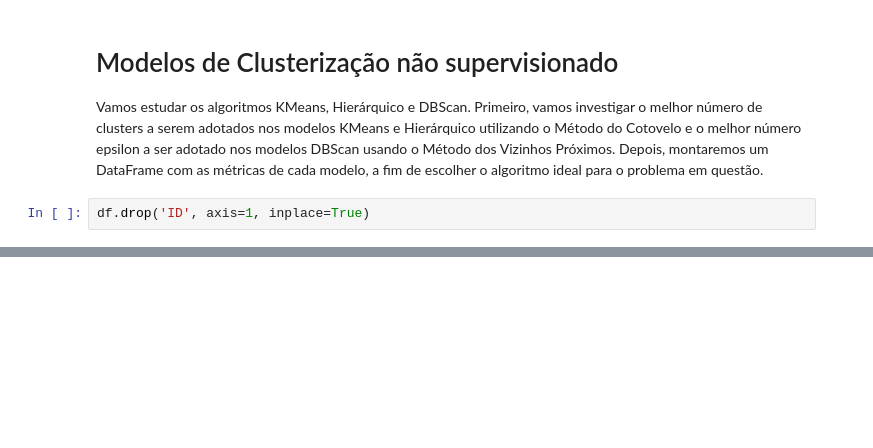
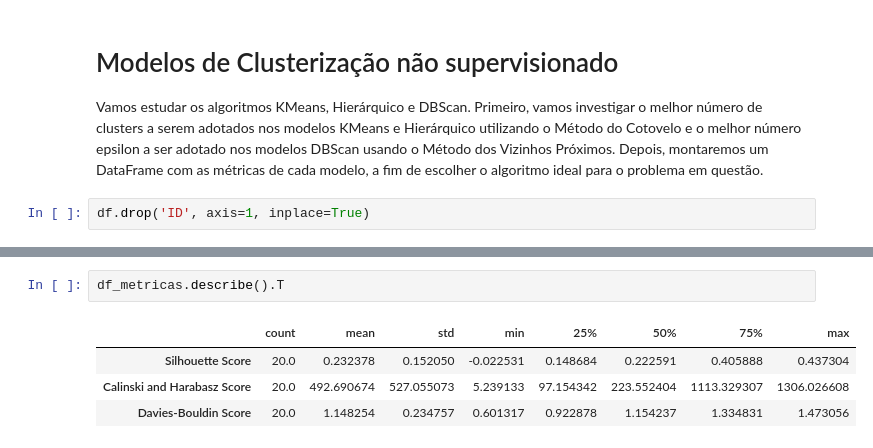
Before and after one commit to manusaleal/customer_clustering, a Jupyter notebook: notebook.ipynb, the cells around one changed output, grey strips where cells are left out. Cells and saved outputs as stored; diff of their text form; blank space fills up the shorter version.

```diff
--- a/notebook.ipynb
+++ b/notebook.ipynb
@@ -393,0 +361,7 @@ df_metricas
+# %%
+df_metricas.describe().T
+# %% [output]
+|  | count | mean | std | min | 25% | 50% | 75% | max |
+| Silhouette Score | 20.0 | 0.232378 | 0.152050 | -0.022531 | 0.148684 | 0.222591 | 0.405888 | 0.437304 |
+| Calinski and Harabasz Score | 20.0 | 492.690674 | 527.055073 | 5.239133 | 97.154342 | 223.552404 | 1113.329307 | 1306.026608 |
+| Davies-Bouldin Score | 20.0 | 1.148254 | 0.234757 | 0.601317 | 0.922878 | 1.154237 | 1.334831 | 1.473056 |
```
Also changed, not shown: parts of 16 cells of this notebook.
